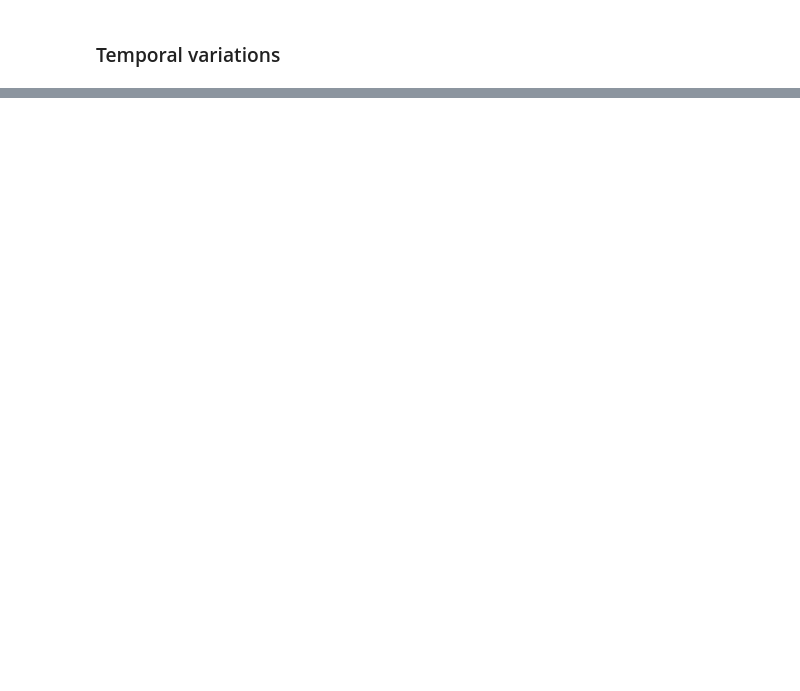
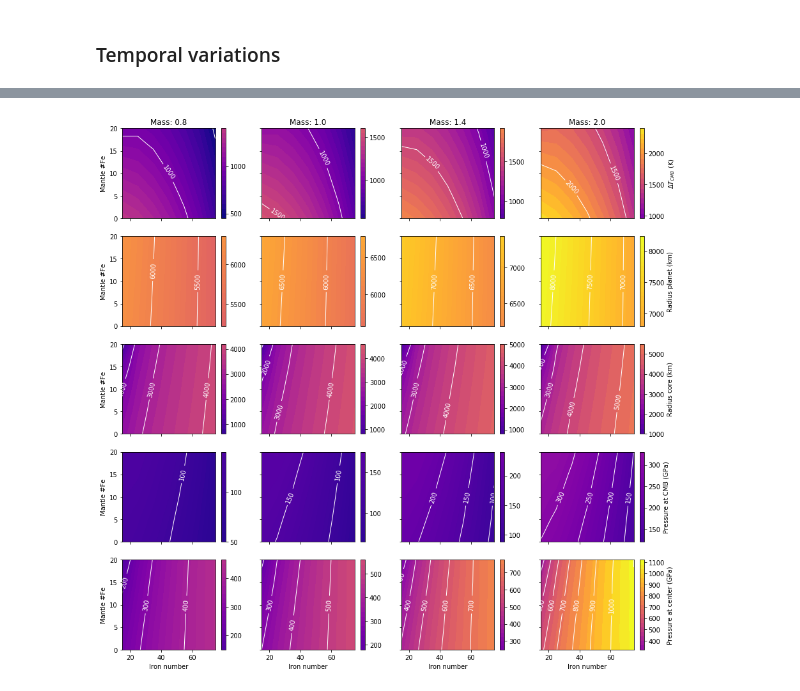
Before and after one commit to irenebonati/exo-cores, a Jupyter notebook: Analysis.ipynb, the cells around one changed output, grey strips where cells are left out. Drawn from its saved outputs; the diff is of its cells as text; code cells hidden in the pictures; blank space fills up the shorter version.

```diff
--- a/Analysis.ipynb
+++ b/Analysis.ipynb
@@ -399,6 +415,11 @@ def find_CMB(profiles):
     #print(core)
     index_max = core["r(m)"].idxmax()
     return index_max, core["r(m)"].iloc[0], core["p(GPa)"].iloc[0], core["T(K)"].iloc[0]
+
+def find_DT_cmb(profiles):
+    core = profiles[profiles["Material-Parameter"]==8.]
+    index_max = core["r(m)"].idxmax()
+    return profiles["T(K)"].iloc[index]-profiles["T(K)"].iloc[index-1]
 
 def center(profiles):
     return profiles["r(m)"].iloc[-1], profiles["p(GPa)"].iloc[-1], profiles["T(K)"].iloc[-1]
@@ -732,0 +790,89 @@ plt.savefig(folder + "time_evolution_onlyCFeM0_mass_1&2.pdf")
+# %%
+FeM_n = [0, 5, 10, 15, 20]
+Fe_n = [15, 25, 35, 45, 55, 65, 75]
+Masses = [0.8, 1.0, 1.4, 2.]
+
+#Masses = [0.8, 0.9, 1.0, 1.1, 1.2, 1.3, 1.4, 1.5, 1.6, 1.8, 2.]
+Fe = [15, 20, 25, 30, 35, 40, 45, 50,  55, 60,  65, 70,  75, 80]
+
+Fe, FeM = np.meshgrid(Fe_n, FeM_n)
+Values_P_CMB = np.zeros_like(FeM)
+Values_r_CMB = np.zeros_like(FeM)
+Values_P_0 = np.zeros_like(FeM)
+DTcmb = np.zeros_like(FeM)
+rPlanet = np.zeros_like(FeM)
+
+names = ["g(m/s^2)", "p(GPa)", "rho(kg/m^3)","r(m)", "T(K)", "oups", "Cp(J/kgK)", "alpha(10^-5 1/s)", "Gruneisen(1)", \
+             "KT(GPa)", "KS(GPa)", "G(GPa)", "ElCond (Siemens)", "Material-Parameter" ]
+
+cmap = plt.cm.plasma
+
+
+fig, ax = plt.subplots(5, len(Masses), figsize=[15,15], sharex=True, sharey=True)
+
+for i, mass in enumerate(Masses):
+    for i_fe, iron in enumerate(Fe_n):
+        for i_fem, fem in enumerate(FeM_n):
+            filename = file(mass, iron, fem)
+            data = pd.read_csv(filename, skipinitialspace=True, sep=" ", names=names, index_col=False)
+            index, Values_r_CMB[i_fem, i_fe], Values_P_CMB[i_fem, i_fe], _ = find_CMB(data)
+            DTcmb[i_fem, i_fe] = find_DT_cmb(data)
+            __, Values_P_0[i_fem, i_fe], _ = center(data)
+            rPlanet[i_fem, i_fe] = data["r(m)"].iloc[0]
+
+    ax[0, i].set_title("Mass: {}".format(mass))
+
+    # DT cmb
+    sc = ax[0, i].contourf(Fe, FeM, DTcmb, 20, cmap = cmap, vmin=500, vmax=2500)
+    ticks = np.linspace(500, 2500, 5)
+    sc2 = ax[0, i].contour(Fe, FeM, DTcmb, levels=ticks, colors=('w',),linestyles=('-',),linewidths=(1,))
+    plt.clabel(sc2, fmt = '%2.1d', colors = 'w', fontsize=10)
+    colorbar  = fig.colorbar(sc, ax=ax[0, i], ticks=ticks)
+    if i == len(Masses)-1:
+        colorbar.set_label("$\Delta T_{CMB}$ (K)")
+
+    # Planet radius
+    sc = ax[1, i].contourf(Fe, FeM, rPlanet/1e3, 20, cmap = cmap, vmin=1000, vmax=8200)
+    ticks = np.linspace(5000, 9000, 9)
+    sc2 = ax[1, i].contour(Fe, FeM, rPlanet/1e3, levels=ticks, colors=('w',),linestyles=('-',),linewidths=(1,))
+    plt.clabel(sc2, fmt = '%2.1d', colors = 'w', fontsize=10)
+    colorbar  = fig.colorbar(sc, ax=ax[1, i], ticks=ticks)
+    if i == len(Masses)-1:
+        colorbar.set_label("Radius planet (km)")
+
+    # Core radius
+    sc = ax[2, i].contourf(Fe, FeM, Values_r_CMB/1e3, 20, cmap = cmap, vmin=0, vmax=8200)
+    ticks = np.linspace(0, 6000, 7)
+    sc2 = ax[2, i].contour(Fe, FeM, Values_r_CMB/1e3, levels=ticks, colors=('w',),linestyles=('-',),linewidths=(1,))
+    plt.clabel(sc2, fmt = '%2.1d', colors = 'w', fontsize=10)
+    colorbar  = fig.colorbar(sc, ax=ax[2, i], ticks=ticks)
+    if i == len(Masses)-1:
+        colorbar.set_label("Radius core (km)")
+
+    # PCmb
+    sc = ax[3, i].contourf(Fe, FeM, Values_P_CMB, 20, cmap = cmap, vmin=0, vmax=1100)
+    ticks = np.linspace(0, 400, 9)
+    sc2 = ax[3, i].contour(Fe, FeM, Values_P_CMB, levels=ticks, colors=('w',),linestyles=('-',),linewidths=(1,))
+    plt.clabel(sc2, fmt = '%2.1d', colors = 'w', fontsize=10)
+    colorbar  = fig.colorbar(sc, ax=ax[3, i], ticks=ticks)
+    if i == len(Masses)-1:
+        colorbar.set_label("Pressure at CMB (GPa)")
+
+    # PCenter
+    sc = ax[4, i].contourf(Fe, FeM, Values_P_0, 20, cmap = cmap, vmin=0, vmax=1100)
+    ticks = np.linspace(0, 1100, 12)
+    sc2 = ax[4, i].contour(Fe, FeM, Values_P_0, levels=ticks, colors=('w',),linestyles=('-',),linewidths=(1,))
+    plt.clabel(sc2, fmt = '%2.1d', colors = 'w', fontsize=10)
+    colorbar  = fig.colorbar(sc, ax=ax[4, i], ticks=ticks)
+    if i == len(Masses)-1:
+        colorbar.set_label("Pressure at center (GPa)")
+
+for i in range(5):
+    ax[i, 0].set_ylabel("Mantle #Fe")
+
+for j, mass in enumerate(Masses):
+    ax[-1, j].set_xlabel("Iron number")
+
+plt.savefig("Fig4.pdf")
+# %% [output]
+[figure, added]
```
Also changed, not shown: parts of 12 cells of this notebook.
